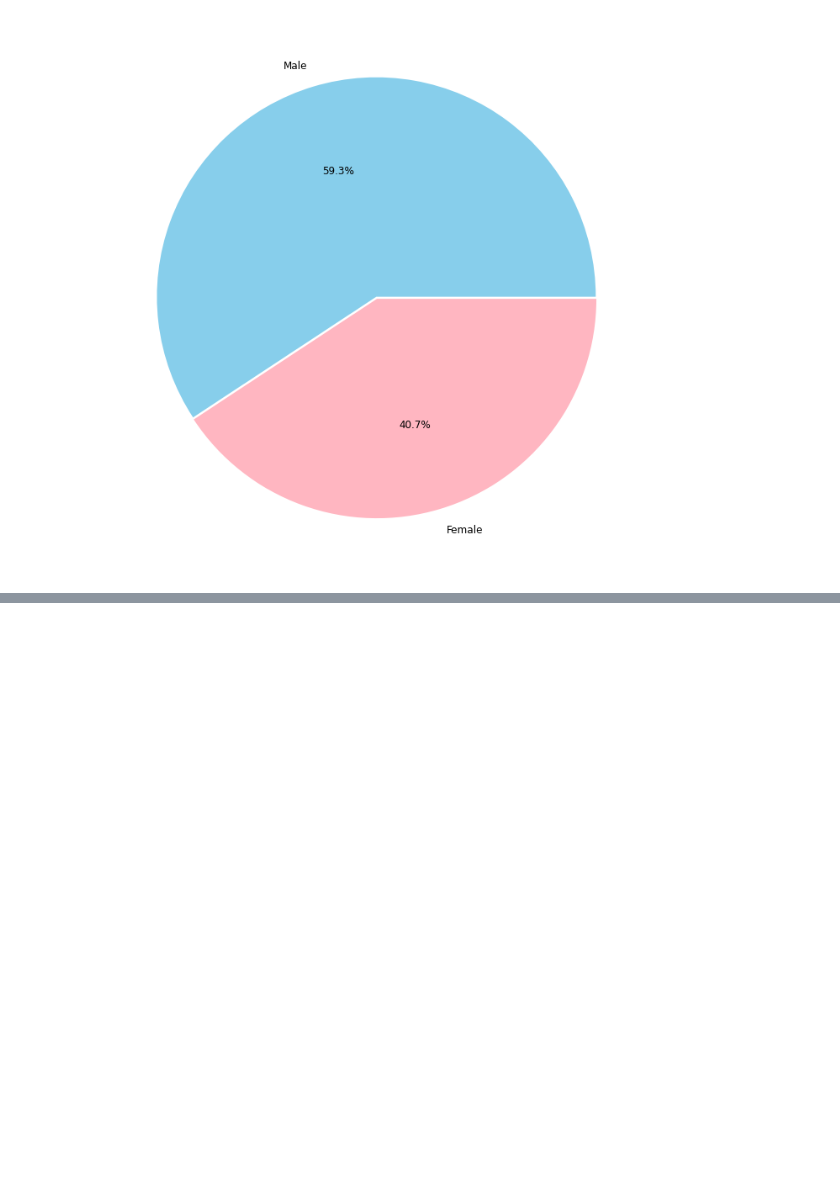
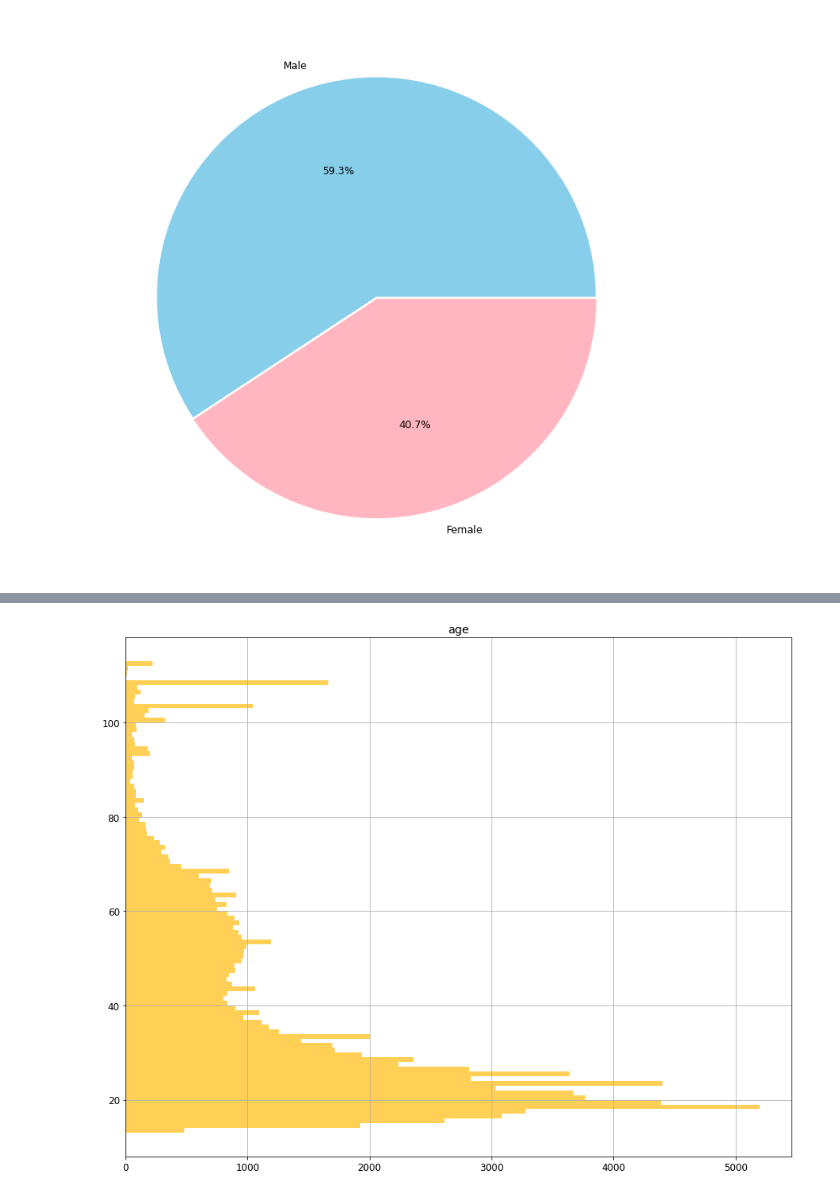
Before and after one commit to rbhattar07/Facebook_User, a Jupyter notebook: EDA.ipynb, the cells around one changed output, grey strips where cells are left out. Saved outputs shown, nothing was run; the diff lists cells and outputs as text; code cells hidden in the pictures; blank space fills up the shorter version.

```diff
--- a/EDA.ipynb
+++ b/EDA.ipynb
@@ -195,0 +199,4 @@ plt.pie(
+# %%
+df.hist('age', bins=100, color='#FFCF56', orientation='horizontal');
+# %% [output]
+[figure, added]
```
Also changed, not shown: parts of 1 cell of this notebook.
